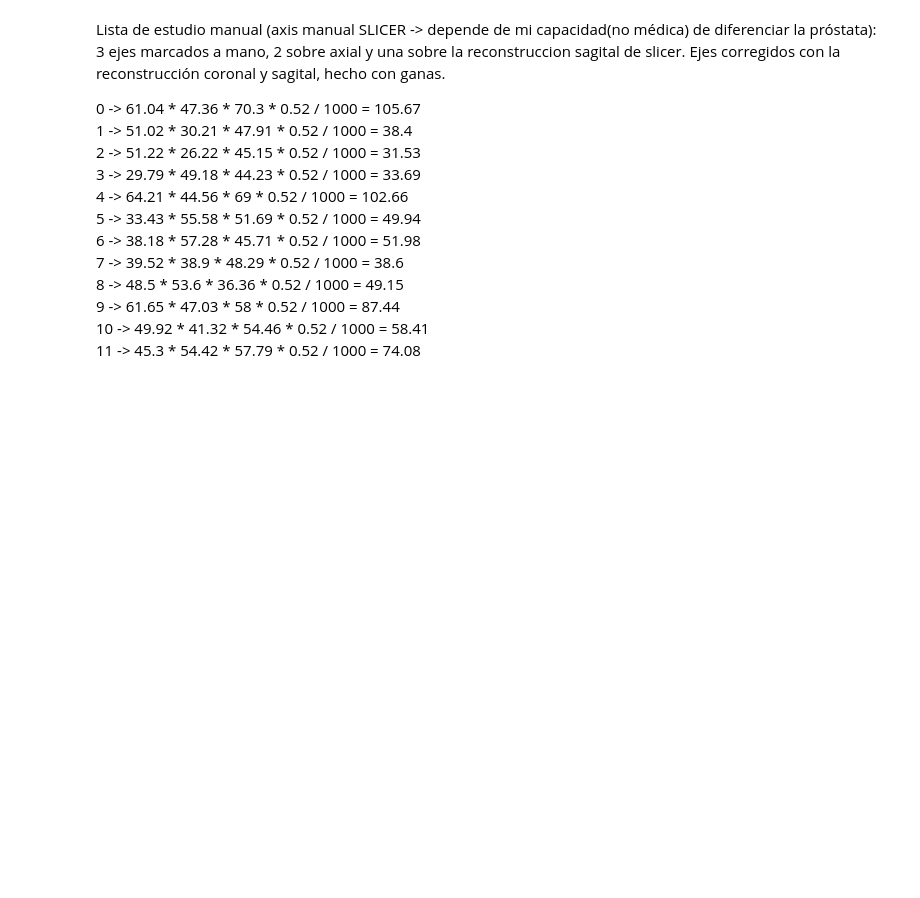
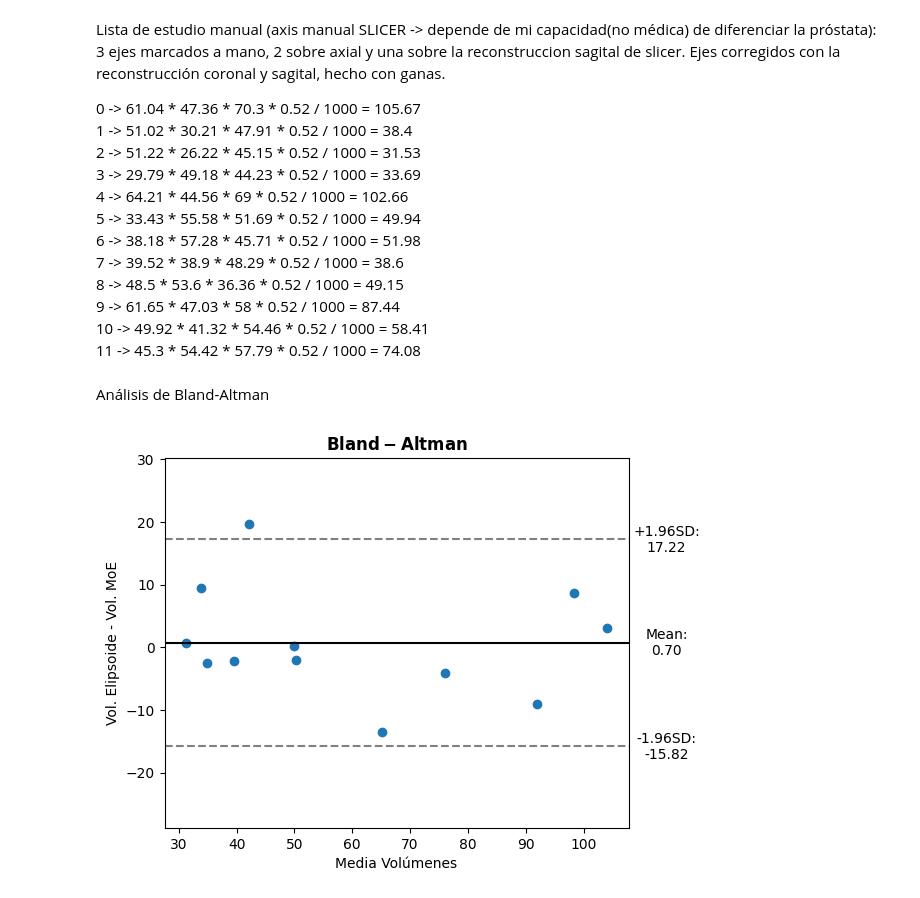
Before and after one commit to mpierangeli/PFI, a Jupyter notebook: MoE.ipynb, the cells around one changed output. Drawn from its saved outputs; the diff is of its cells as text; code cells hidden in the pictures; blank space fills up the shorter version.

```diff
--- a/MoE.ipynb
+++ b/MoE.ipynb
@@ -397,3 +397,41 @@ Lista de estudio manual (axis manual SLICER -> depende de mi capacidad(no médic
 9 ->  61.65 * 47.03 * 58 * 0.52 / 1000 = 87.44<br>
 10 -> 49.92 * 41.32 * 54.46 * 0.52 / 1000 = 58.41<br>
 11 -> 45.3 * 54.42 * 57.79 * 0.52 / 1000 = 74.08<br>
+# %%
+vol_manual = [105.67,38.4,31.53,33.69,102.66,49.94,51.98,38.6,49.15,87.44,58.41,74.05]
+vol_moe = [102.6,40.6,30.8,36.2,94.0,49.8,32.3,29.1,51.2,96.5,71.9,78.1]
+vol_truth = [139.1,43.8,33.5,32.4,118.4,50.6,39.0,30.7,49.0,94.1,65.6,65.6]
+# %% [markdown]
+Análisis de Bland-Altman
+# %%
+def bland_altman_plot(data1, data2, *args, **kwargs):
+    data1     = np.asarray(data1)
+    data2     = np.asarray(data2)
+    mean      = np.mean([data1, data2], axis=0)
+    diff      = data1 - data2                   # Difference between data1 and data2
+    md        = np.mean(diff)                   # Mean of the difference
+    sd        = np.std(diff, axis=0)            # Standard deviation of the difference
+    CI_low    = md - 1.96*sd
+    CI_high   = md + 1.96*sd
+
+    plt.scatter(mean, diff, *args, **kwargs)
+    plt.axhline(md,           color='black', linestyle='-')
+    plt.axhline(md + 1.96*sd, color='gray', linestyle='--')
+    plt.axhline(md - 1.96*sd, color='gray', linestyle='--')
+    return md, sd, mean, CI_low, CI_high
+# %%
+md, sd, mean, CI_low, CI_high = bland_altman_plot(vol_manual, vol_moe)
+plt.title(r"$\mathbf{Bland-Altman}$")
+plt.xlabel("Media Volúmenes")
+plt.ylabel("Vol. Elipsoide - Vol. MoE")
+plt.ylim(md - 3.5*sd, md + 3.5*sd)
+
+xOutPlot = np.min(mean) + (np.max(mean)-np.min(mean))*1.14
+
+plt.text(xOutPlot, md - 1.96*sd, r'-1.96SD:' + "\n" + "%.2f" % CI_low, ha = "center",va = "center",)
+plt.text(xOutPlot, md + 1.96*sd,r'+1.96SD:' + "\n" + "%.2f" % CI_high, ha = "center",va = "center",)
+plt.text(xOutPlot, md, r'Mean:' + "\n" + "%.2f" % md, ha = "center",va = "center",)
+plt.subplots_adjust(right=0.85)
+plt.show()
+# %% [output]
+[figure, added]
```
Also changed, not shown: parts of 23 cells of this notebook.
